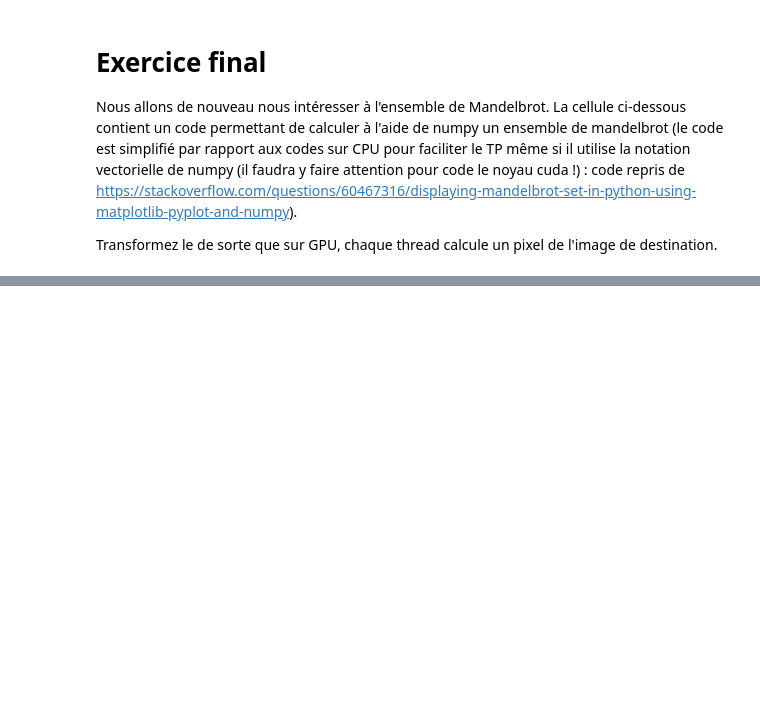
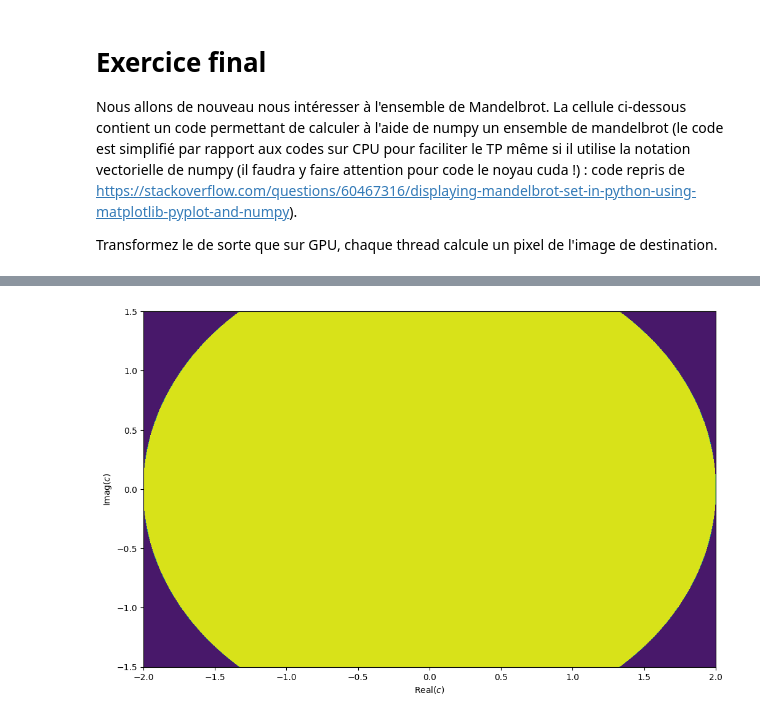
Before and after one commit to ax-ri/Cours_Ensta_2025, a Jupyter notebook: travaux_diriges/tp5/TP_numero_cinq.ipynb, the cells around one changed output, grey strips where cells are left out. Cells and saved outputs as stored; diff of their text form; code cells hidden in the pictures; blank space fills up the shorter version.

```diff
--- a/travaux_diriges/tp5/TP_numero_cinq.ipynb
+++ b/travaux_diriges/tp5/TP_numero_cinq.ipynb
@@ -229,8 +229,9 @@ loop = 100 # number of interations
 div = 1000 # divisions
 # all possible values of c
 c = np.linspace(-2,2,div)[:,np.newaxis] + 1j*np.linspace(-1.5,1.5,div)[np.newaxis,:]
+print(c.shape)
 # array of ones of same dimensions as c
-ones = np.ones(np.shape(c), np.int)
+ones = np.ones(np.shape(c), np.int32)
 # Array that will hold colors for plot, initial value set here will be
 # the color of the points in the mandelbrot set, i.e. where the series
 # converges.
@@ -260 +262,67 @@ plt.show()
 [figure]
+# %%
+mod = SourceModule("""
+__global__ void mandelbrot(int dim, float *c_real, float *c_imag, float *color) {
+  int idx = threadIdx.x + blockIdx.x * blockDim.x;
+  int idy = threadIdx.y + blockIdx.y * blockDim.y;
+  int id = idx + idy * dim;
+  if (id < dim * dim) {
+    float z_real = 0;
+    float z_imag = 0;
+    int i;
+    for (i = 0; i < 100; ++i) {
+      z_real = z_real*z_real - z_imag*z_imag + c_real[id];
+      z_imag = 2 * z_real * z_imag + c_imag[id];
+      if (z_real*z_real + z_imag*z_imag > 4) {
+        if (i < color[id]) {
+          color[id] = i;
+        }
+      }
+    }
+  }
+}
+""")
+
+import pylab as plt
+import numpy as np
+# initial values
+loop = 100 # number of interations
+div = 1000 # divisions
+# all possible values of c
+c = np.linspace(-2,2,div)[:,np.newaxis] + 1j*np.linspace(-1.5,1.5,div)[np.newaxis,:]
+# array of ones of same dimensions as c
+ones = np.ones(np.shape(c), np.int32)
+# Array that will hold colors for plot, initial value set here will be
+# the color of the points in the mandelbrot set, i.e. where the series
+# converges.
+# For the code below to work, this initial value must at least be 'loop'.
+# Here it is loop + 5
+color = ones * loop + 5
+
+c_real = np.array(c.real).astype(np.float32)
+c_imag = np.array(c.imag).astype(np.float32)
+c_real_gpu = cuda.mem_alloc(c_real.nbytes)
+c_imag_gpu = cuda.mem_alloc(c_imag.nbytes)
+color_gpu = cuda.mem_alloc(color.nbytes)
+cuda.memcpy_htod(c_real_gpu, c_real)
+cuda.memcpy_htod(c_imag_gpu, c_imag)
+cuda.memcpy_htod(color_gpu, color.astype(np.float32))
+
+mandelbrot = mod.get_function("mandelbrot")
+dim = np.int32(c.shape[0])
+mandelbrot(dim, c_real_gpu, c_imag_gpu, color_gpu, block=(32,32,1), grid=(100,100,1))
+
+cuda.memcpy_dtoh(color, color_gpu)
+
+plt.rcParams['figure.figsize'] = [12, 7.5]
+# contour plot with real and imaginary parts of c as axes
+# and colored according to 'color'
+plt.contourf(c.real, c.imag, color)
+plt.xlabel("Real($c$)")
+plt.ylabel("Imag($c$)")
+plt.xlim(-2,2)
+plt.ylim(-1.5,1.5)
+plt.savefig("plot.png")
+plt.show()
+# %% [output]
+[figure, added]
```
Also changed, not shown: parts of 1 cell of this notebook.
